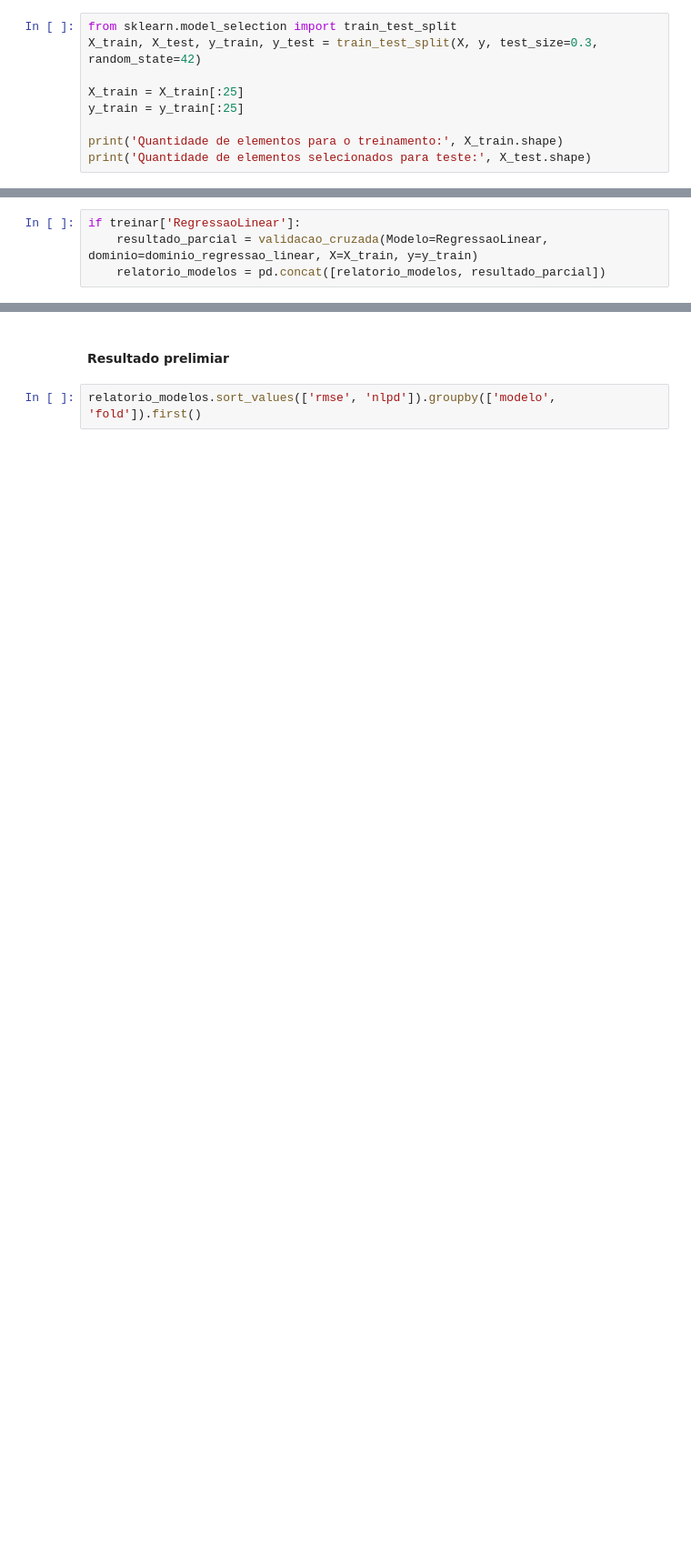
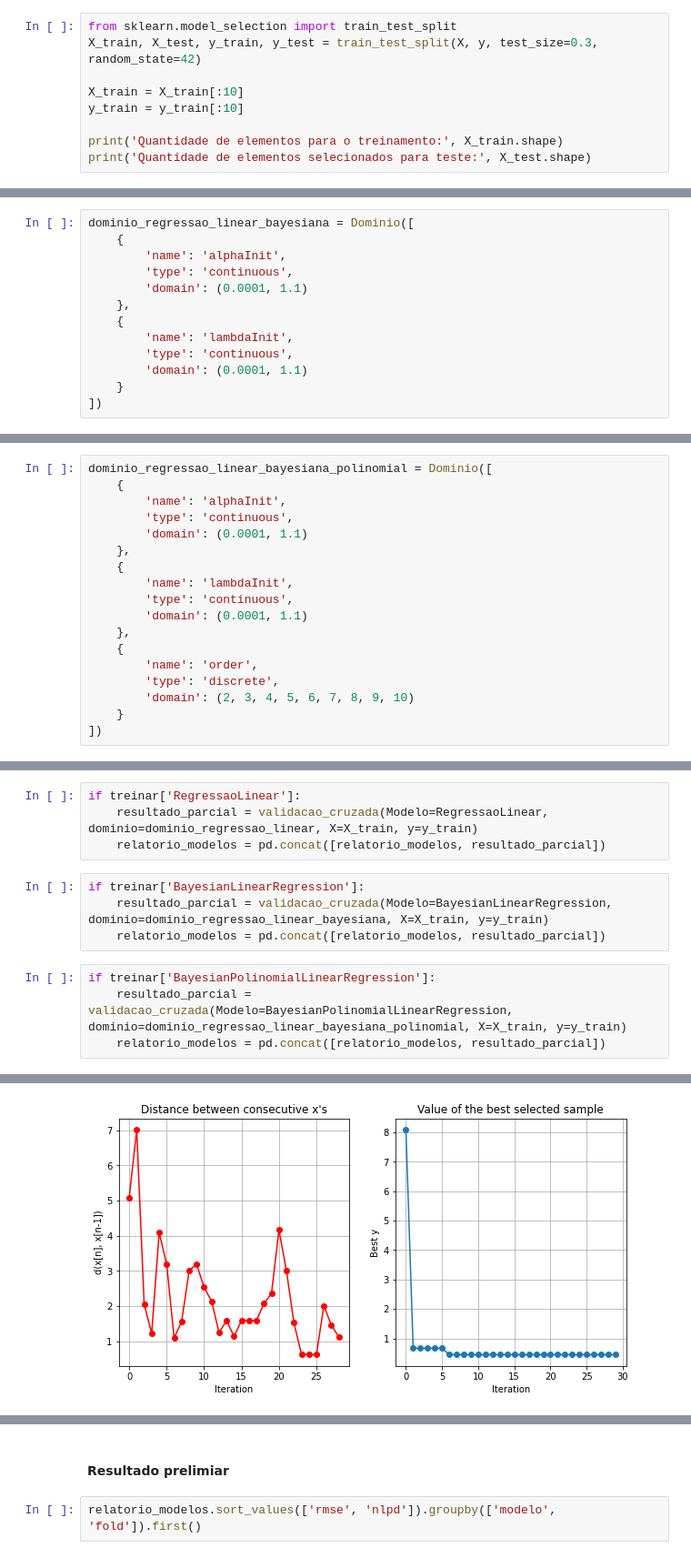
Before and after one commit to JordaoMemoria/topicosTrabalhoFinal, a Jupyter notebook: TreinamentoRegressao.ipynb, the cells around one changed output, grey strips where cells are left out. Shown at 91% size. Saved outputs shown, nothing was run; the diff lists cells and outputs as text; blank space fills up the shorter version.

```diff
--- a/TreinamentoRegressao.ipynb
+++ b/TreinamentoRegressao.ipynb
@@ -54,8 +57,8 @@ Os dados foram separados em treino e em teste seguindo a proporção de $70\%$ p
 from sklearn.model_selection import train_test_split
 X_train, X_test, y_train, y_test = train_test_split(X, y, test_size=0.3, random_state=42)
 
-X_train = X_train[:25]
-y_train = y_train[:25]
+X_train = X_train[:10]
+y_train = y_train[:10]
 
 print('Quantidade de elementos para o treinamento:', X_train.shape)
 print('Quantidade de elementos selecionados para teste:', X_test.shape)
@@ -229,0 +243,13 @@ dominio_regressao_linear = Dominio([])
+# %%
+dominio_regressao_linear_bayesiana = Dominio([
+    {
+        'name': 'alphaInit',
+        'type': 'continuous',
+        'domain': (0.0001, 1.1)
+    },
+    {
+        'name': 'lambdaInit',
+        'type': 'continuous',
+        'domain': (0.0001, 1.1)
+    }
+])
@@ -229,0 +266,18 @@ dominio_regressao_linear = Dominio([])
+# %%
+dominio_regressao_linear_bayesiana_polinomial = Dominio([
+    {
+        'name': 'alphaInit',
+        'type': 'continuous',
+        'domain': (0.0001, 1.1)
+    },
+    {
+        'name': 'lambdaInit',
+        'type': 'continuous',
+        'domain': (0.0001, 1.1)
+    },
+    {
+        'name': 'order',
+        'type': 'discrete',
+        'domain': (2, 3, 4, 5, 6, 7, 8, 9, 10)
+    }
+])
@@ -290,3 +349,12 @@ ValueError: in user code:
 if treinar['RegressaoLinear']:
     resultado_parcial = validacao_cruzada(Modelo=RegressaoLinear, dominio=dominio_regressao_linear, X=X_train, y=y_train)
     relatorio_modelos = pd.concat([relatorio_modelos, resultado_parcial])
+# %%
+if treinar['BayesianLinearRegression']:
+    resultado_parcial = validacao_cruzada(Modelo=BayesianLinearRegression, dominio=dominio_regressao_linear_bayesiana, X=X_train, y=y_train)
+    relatorio_modelos = pd.concat([relatorio_modelos, resultado_parcial])
+# %%
+if treinar['BayesianPolinomialLinearRegression']:
+    resultado_parcial = validacao_cruzada(Modelo=BayesianPolinomialLinearRegression, dominio=dominio_regressao_linear_bayesiana_polinomial, X=X_train, y=y_train)
+    relatorio_modelos = pd.concat([relatorio_modelos, resultado_parcial])
+# %% [output]
@@ -292,0 +378 @@ if treinar['RegressaoLinear']:
+[figure, added]
```
Also changed, not shown: parts of 20 cells of this notebook, 2 other files.
